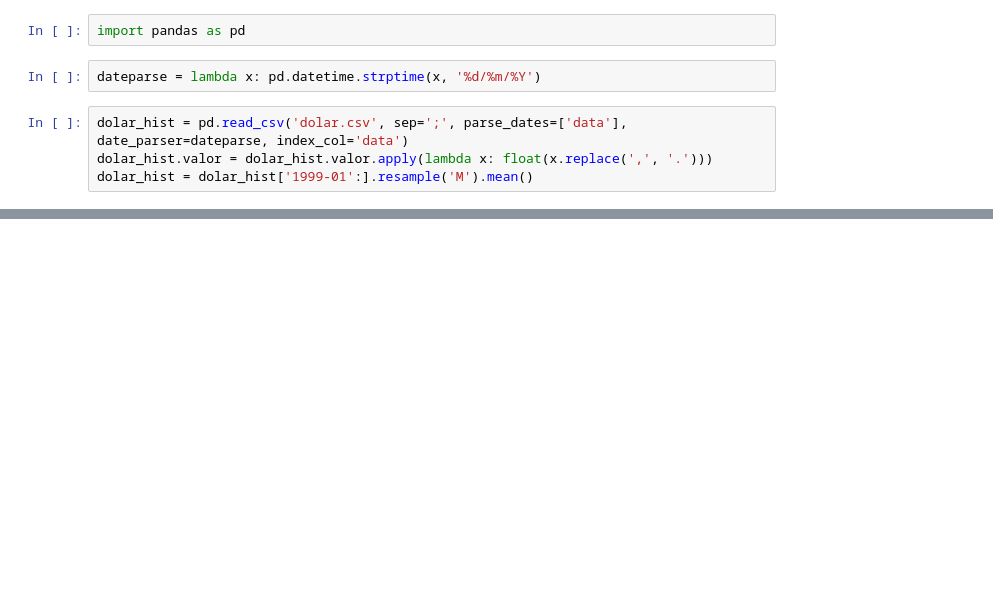
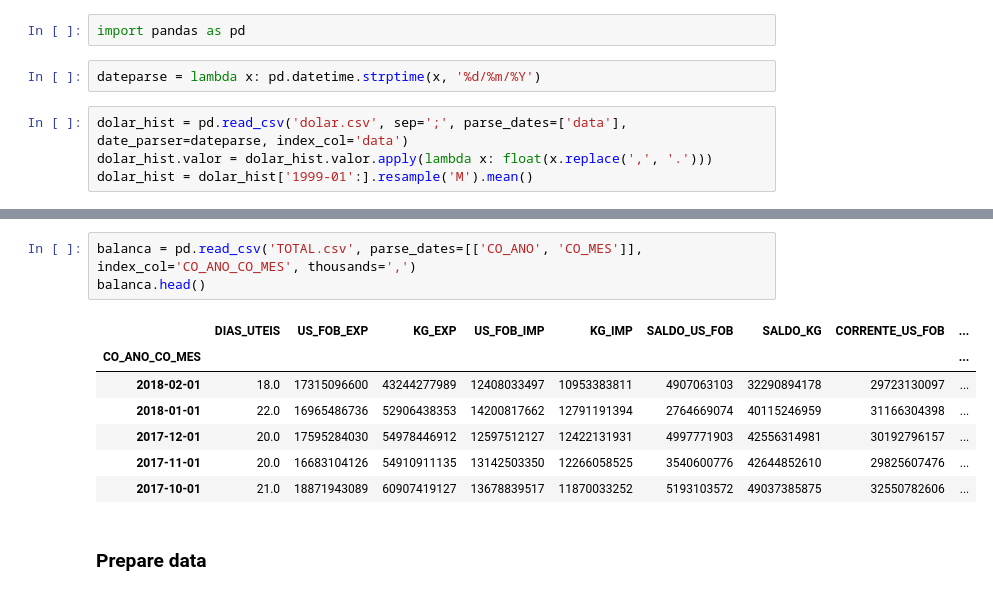
Before and after one commit to rafaelpadovezi/charts-charts-charts, a Jupyter notebook: notebooks/dolar-balanca-comercial/Balança Comercial Brasileira.ipynb, the cells around one changed output, grey strips where cells are left out. Cells and saved outputs as stored; diff of their text form; blank space fills up the shorter version.

```diff
--- a/notebooks/dolar-balanca-comercial/Balança Comercial Brasileira.ipynb
+++ b/notebooks/dolar-balanca-comercial/Balança Comercial Brasileira.ipynb
@@ -59,0 +54,13 @@ plt.show()
+# %%
+balanca = pd.read_csv('TOTAL.csv', parse_dates=[['CO_ANO', 'CO_MES']], index_col='CO_ANO_CO_MES', thousands=',')
+balanca.head()
+# %% [output]
+|  | DIAS_UTEIS | US_FOB_EXP | KG_EXP | US_FOB_IMP | KG_IMP | SALDO_US_FOB | SALDO_KG | CORRENTE_US_FOB | ... |
+| CO_ANO_CO_MES |  |  |  |  |  |  |  |  | ... |
+| 2018-02-01 | 18.0 | 17315096600 | 43244277989 | 12408033497 | 10953383811 | 4907063103 | 32290894178 | 29723130097 | ... |
+| 2018-01-01 | 22.0 | 16965486736 | 52906438353 | 14200817662 | 12791191394 | 2764669074 | 40115246959 | 31166304398 | ... |
+| 2017-12-01 | 20.0 | 17595284030 | 54978446912 | 12597512127 | 12422131931 | 4997771903 | 42556314981 | 30192796157 | ... |
+| 2017-11-01 | 20.0 | 16683104126 | 54910911135 | 13142503350 | 12266058525 | 3540600776 | 42644852610 | 29825607476 | ... |
+| 2017-10-01 | 21.0 | 18871943089 | 60907419127 | 13678839517 | 11870033252 | 5193103572 | 49037385875 | 32550782606 | ... |
+# %% [markdown]
+### Prepare data
```
Also changed, not shown: parts of 7 cells of this notebook, 3 other files.
